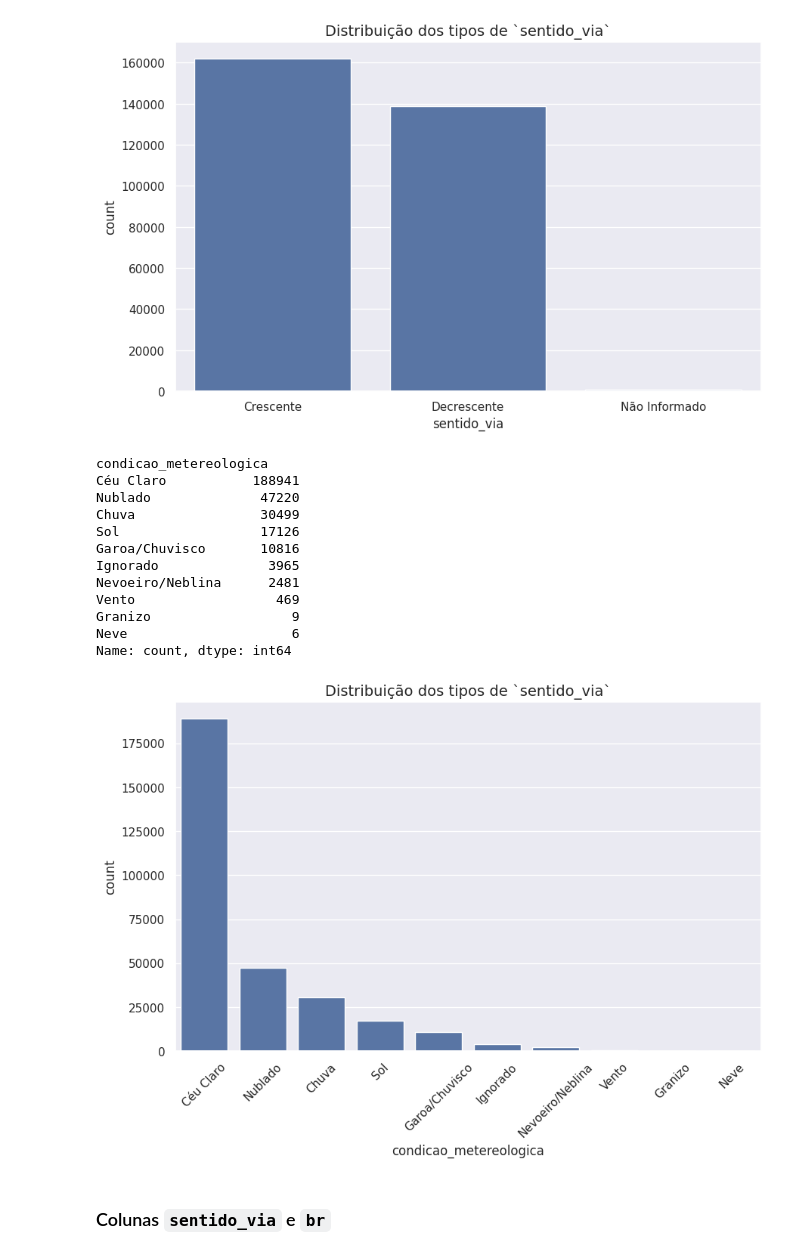
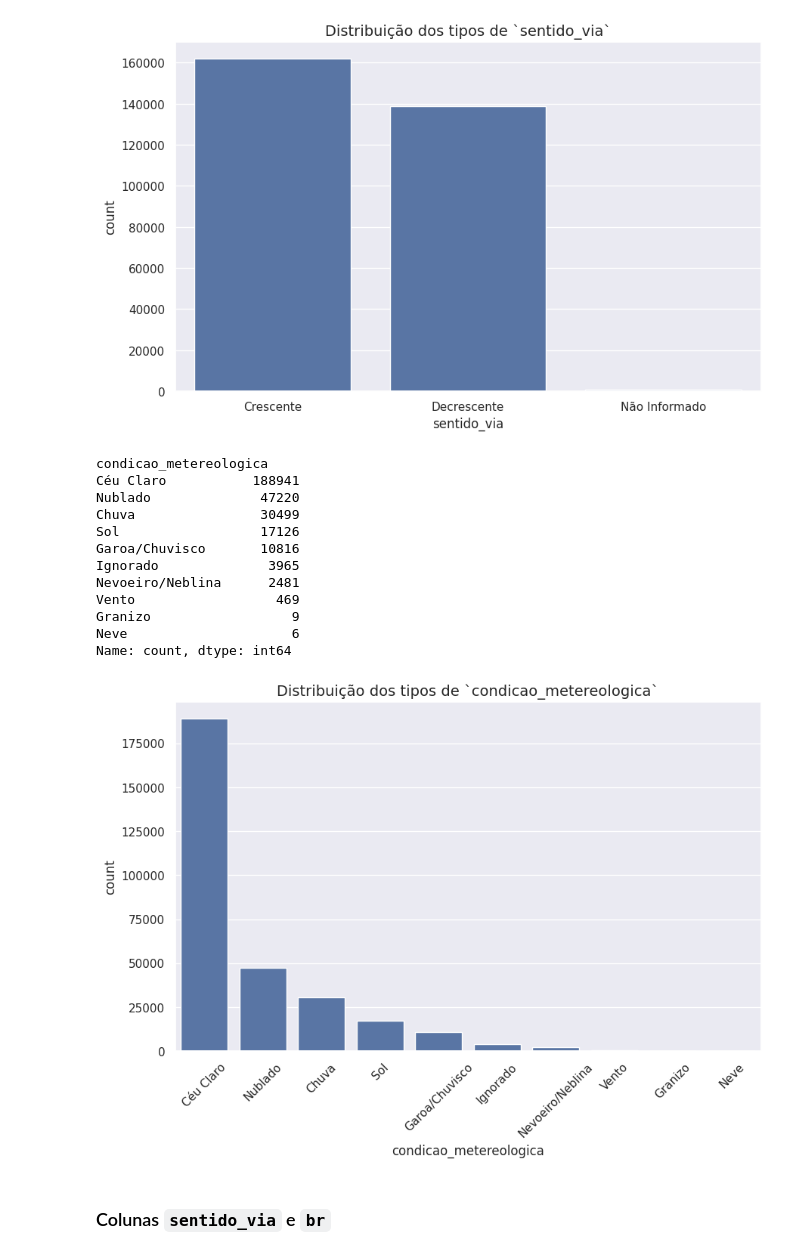
Before and after one commit to ThiagoORuby/prf-analise-sinistros, a Jupyter notebook: labs/00_amostragem_e_preprocessamento.ipynb, the cells around one changed output. Cells and saved outputs as stored; diff of their text form; code cells hidden in the pictures.

```diff
--- a/labs/00_amostragem_e_preprocessamento.ipynb
+++ b/labs/00_amostragem_e_preprocessamento.ipynb
@@ -455,26 +546,26 @@ Name: count, dtype: int64
 # %%
 sentido_via_value_counts = df_raw["condicao_metereologica"].value_counts()
 
 print(sentido_via_value_counts)
 
 sns.barplot(sentido_via_value_counts)
-plt.title("Distribuição dos tipos de `sentido_via`")
+plt.title("Distribuição dos tipos de `condicao_metereologica`")
 plt.xticks(rotation=45)
 plt.show()
 # %% [output]
 condicao_metereologica
 Céu Claro           188941
 Nublado              47220
 Chuva                30499
 Sol                  17126
 Garoa/Chuvisco       10816
 Ignorado              3965
 Nevoeiro/Neblina      2481
 Vento                  469
 Granizo                  9
 Neve                     6
 Name: count, dtype: int64
-[figure, old version]
+[figure, new version]
 # %% [markdown]
 ### Colunas `sentido_via` e `br`
 # %%
```
Also changed, not shown: parts of 20 cells of this notebook, 2 other files.
